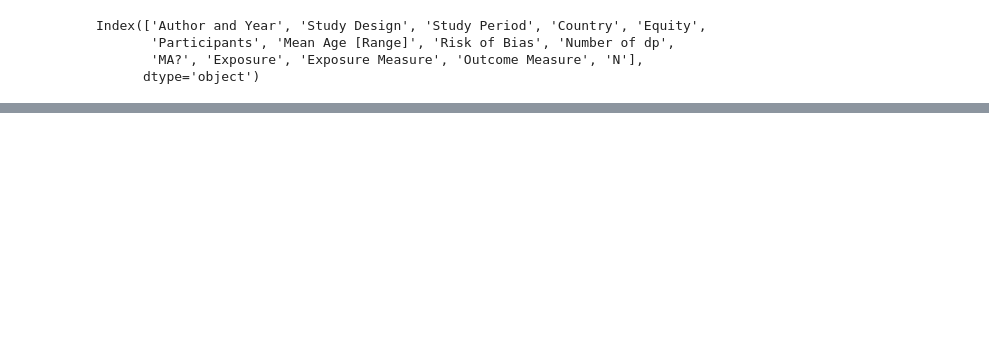
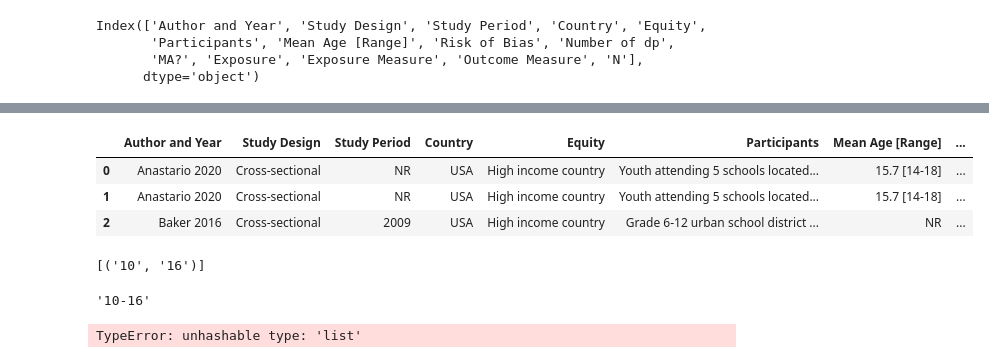
Before and after one commit to fapm4/PRVD-1, a Jupyter notebook: data_visualization.ipynb, the cells around one changed output, grey strips where cells are left out. Cells and saved outputs as stored; diff of their text form; code cells hidden in the pictures; blank space fills up the shorter version.

```diff
--- a/data_visualization.ipynb
+++ b/data_visualization.ipynb
@@ -371,0 +366,7 @@ estudios[estudios['Exposure Measure'] == 'Seen favourite food advertised on SM']
+# %%
+estudios.head(3)
+# %% [output]
+|  | Author and Year | Study Design | Study Period | Country | Equity | Participants | Mean Age [Range] | ... |
+| 0 | Anastario 2020 | Cross-sectional | NR | USA | High income country | Youth attending 5 schools located... | 15.7 [14-18] | ... |
+| 1 | Anastario 2020 | Cross-sectional | NR | USA | High income country | Youth attending 5 schools located... | 15.7 [14-18] | ... |
+| 2 | Baker 2016 | Cross-sectional | 2009 | USA | High income country | Grade 6-12 urban school district ... | NR | ... |
@@ -371,0 +385,5 @@ estudios[estudios['Exposure Measure'] == 'Seen favourite food advertised on SM']
+# %%
+parse_age_range('NR [10-16]')estudios['Age Group']
+# %% [output]
+[('10', '16')]
+'10-16'
@@ -372 +413,11 @@ estudios[estudios['Exposure Measure'] == 'Seen favourite food advertised on SM']
+# %%
+age_group_results = grouped['Outcome Measure'].value_counts()
+
+# Convertir en DataFrame para una vista más clara
+age_group_results_df = age_group_results.reset_index(name='Count')
+
+# Mostrar los resultados
+print(age_group_results_df)
+# %% [output]
+TypeError: unhashable type: 'list'
 # %%
```
Also changed, not shown: parts of 4 cells of this notebook, 1 other file.
